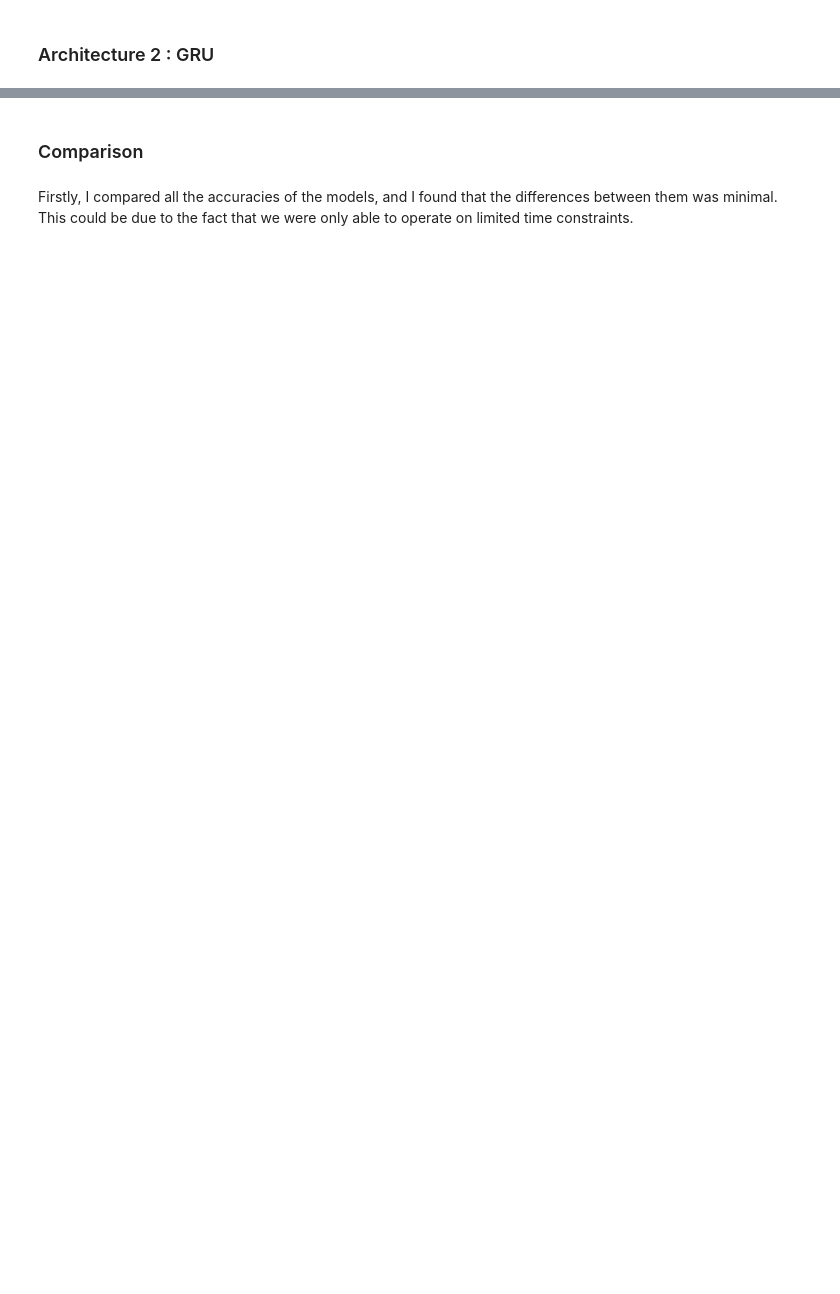
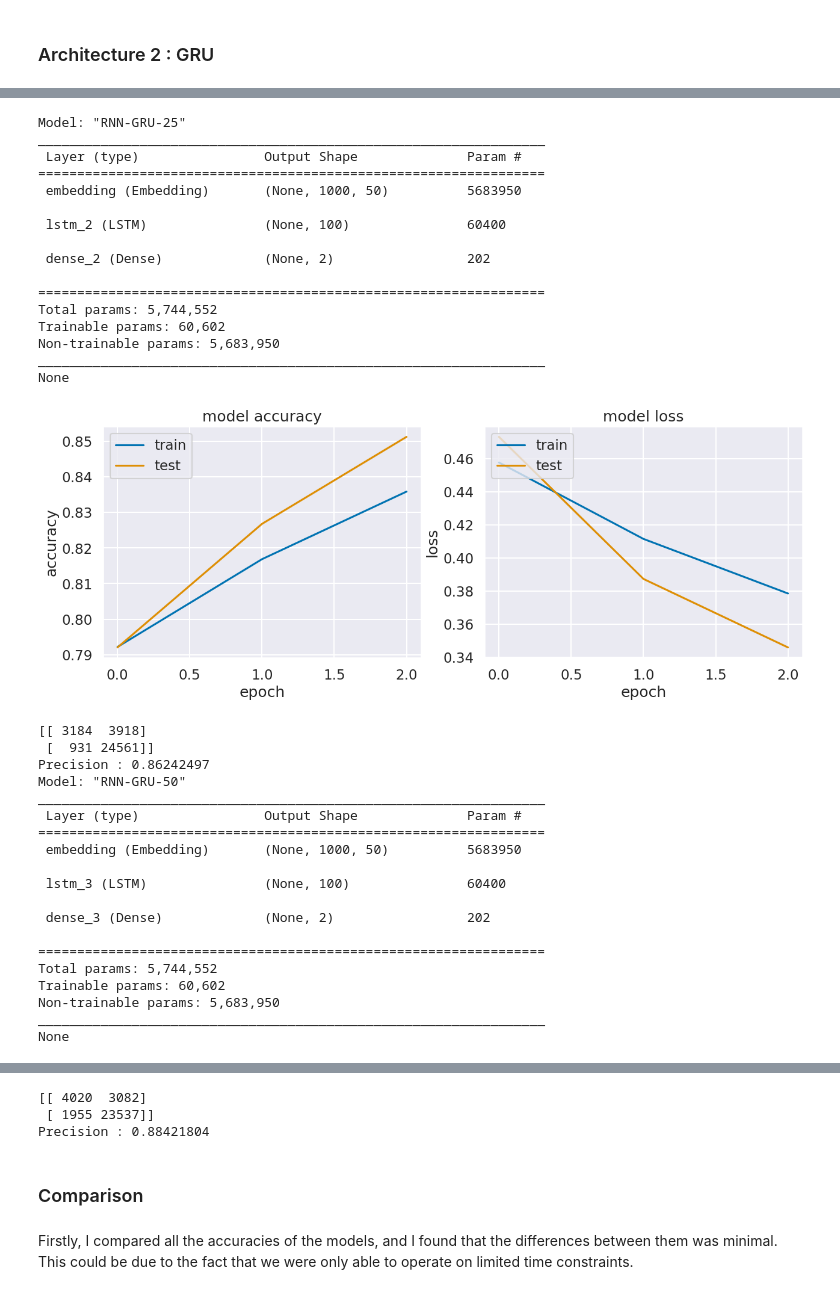
Before and after one commit to abdelllrazekkk/Lab-Assignment-Seven-Recurrent-Network-Architectures, a Jupyter notebook: Lab-Seven-Recurrent-Network-Architectures.ipynb, the cells around one changed output, grey strips where cells are left out. Saved outputs shown, nothing was run; the diff lists cells and outputs as text; code cells hidden in the pictures; blank space fills up the shorter version.

```diff
--- a/Lab-Seven-Recurrent-Network-Architectures.ipynb
+++ b/Lab-Seven-Recurrent-Network-Architectures.ipynb
@@ -380,32 +506,73 @@ if LOAD_STORED_MODELS :
     rnn4.load_weights(f"Models/{rnn4.name}.h5")
     #load history
     with open(f"Models/{rnn4.name}.pkl", 'rb') as file_pi:
         history4 = pickle.load(file_pi)
 else :
-    history3 = rnn3.fit(X_train, y_train_ohe, epochs=3, batch_size=64, validation_data=(X_test, y_test_ohe))
+    history3 = rnn3.fit(X_train, y_train_ohe, epochs=10, batch_size=2048, validation_data=(X_test, y_test_ohe))
     # Save model
     rnn3.save_weights(f"Models/{rnn3.name}.h5")
     # save history
     with open(f"Models/{rnn3.name}.pkl", 'wb') as f:
         pickle.dump(history3.history, f)
 
     print(f"Model {rnn3.name} saved")
 
-    history4 = rnn4.fit(X_train, y_train_ohe, epochs=3, batch_size=64, validation_data=(X_test, y_test_ohe))
+    history4 = rnn4.fit(X_train, y_train_ohe, epochs=10, batch_size=2048, validation_data=(X_test, y_test_ohe))
     # Save model
     rnn4.save_weights(f"Models/{rnn4.name}.h5")
     # save history
     with open(f"Models/{rnn4.name}.pkl", 'wb') as f:
         pickle.dump(history4.history, f)
 
     print(f"Model {rnn4.name} saved")
 
 print(rnn3.summary())
 show_history(history3)
 cnn3 = create_confusion_matrix(X_test, y_test_ohe, rnn3)
 print(cnn3)
+prec3 = get_precision(y_test_ohe, rnn3)
+print("Precision :", prec3)
 
 print(rnn4.summary())
 show_history(history4)
 cnn4 = create_confusion_matrix(X_test, y_test_ohe, rnn4)
 print(cnn4)
+prec4 = get_precision(y_test_ohe, rnn4)
+print("Precision :", prec4)
+# %% [output]
+Model: "RNN-GRU-25"
+_________________________________________________________________
+ Layer (type)                Output Shape              Param #
+=================================================================
+ embedding (Embedding)       (None, 1000, 50)          5683950
+
+ lstm_2 (LSTM)               (None, 100)               60400
+
+ dense_2 (Dense)             (None, 2)                 202
+
+=================================================================
+Total params: 5,744,552
+Trainable params: 60,602
+Non-trainable params: 5,683,950
+_________________________________________________________________
+None
+[figure, added]
+[[ 3184  3918]
+ [  931 24561]]
+Precision : 0.86242497
+Model: "RNN-GRU-50"
+_________________________________________________________________
+ Layer (type)                Output Shape              Param #
+=================================================================
+ embedding (Embedding)       (None, 1000, 50)          5683950
+
+ lstm_3 (LSTM)               (None, 100)               60400
+
+ dense_3 (Dense)             (None, 2)                 202
+
+=================================================================
+Total params: 5,744,552
+Trainable params: 60,602
+Non-trainable params: 5,683,950
+_________________________________________________________________
+None
@@ -412,3 +580,6 @@ print(cnn4)
+[[ 4020  3082]
+ [ 1955 23537]]
+Precision : 0.88421804
 # %% [markdown]
 ### Comparison
 # %% [markdown]
```
Also changed, not shown: parts of 25 cells of this notebook.
